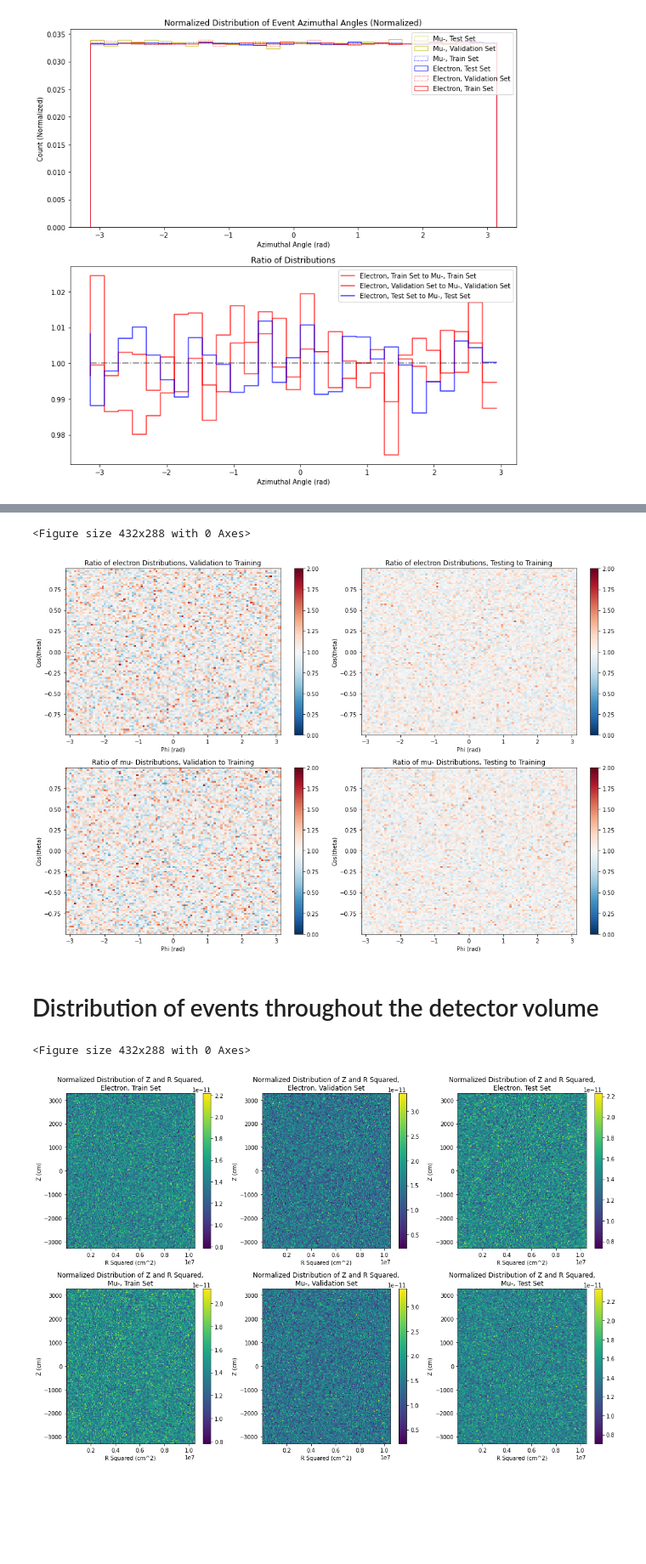
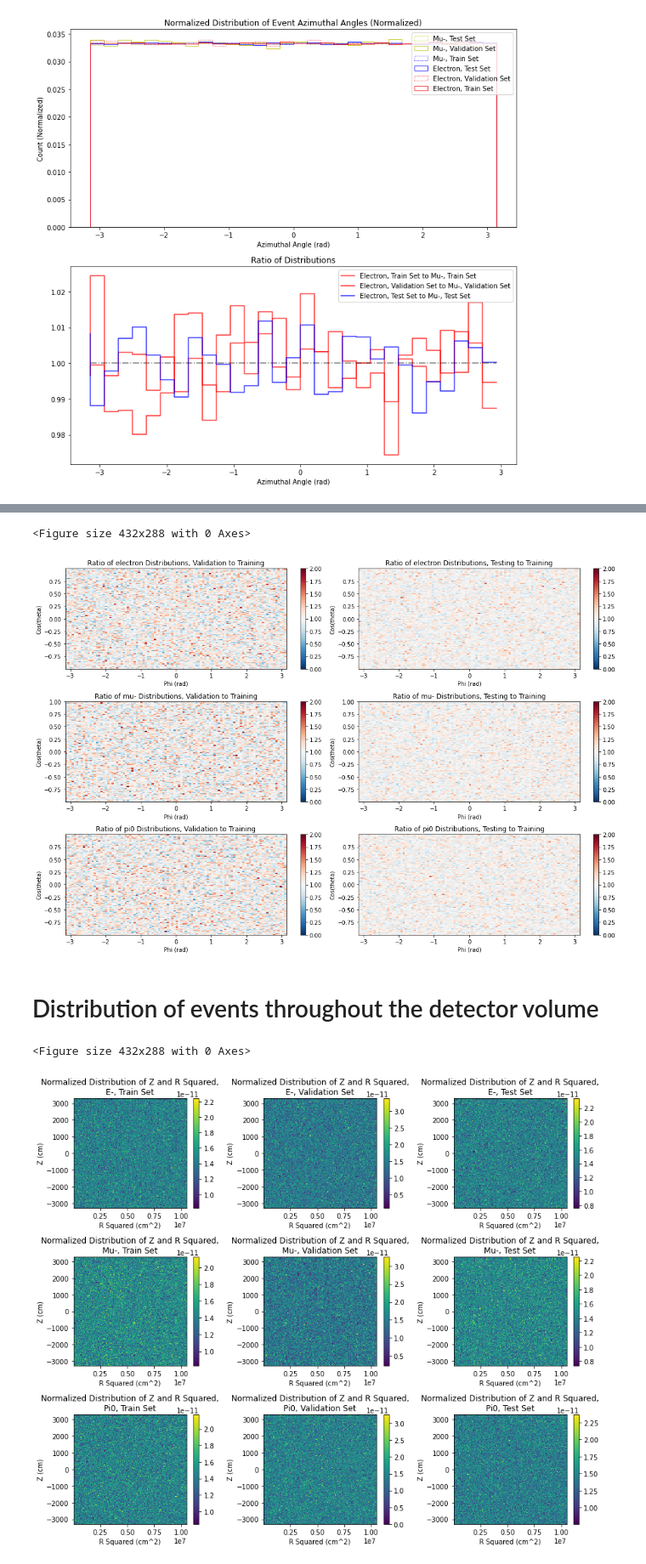
Before and after one commit to Joanna-Gao/WatChMaL_analysis, a Jupyter notebook: tts_EDA/3. New Sample EDA.ipynb, the cells around one changed output, grey strips where cells are left out. Shown at 85% size. Cells and saved outputs as stored; diff of their text form; code cells hidden in the pictures; blank space fills up the shorter version.

Commit message:
Updated code to genereate some simulation setup check plots

```diff
--- a/tts_EDA/3. New Sample EDA.ipynb
+++ b/tts_EDA/3. New Sample EDA.ipynb
@@ -18,7 +18,7 @@ from exploratory_data_analysis_utils import *
 # Load Data From H5
 # %%
 # Import test events from h5 file
-data_path = "/scratch/jgao/data/HKHybrid/HKHybrid_e-mu-_E0to1000MeV_unif-pos-R3240-y3287cm_4pi-dir_6Mevts.hdf5"
+data_path = "/scratch/jgao/data/HKHybrid/HKHybrid_e-mu-pi0_E0to1000MeV_unif-pos-R3240-y3287cm_4pi-dir_9Mevts.hdf5"
 data_file = h5py.File(data_path, "r")
 
 print(data_file.keys())
@@ -103,7 +57,7 @@ array([1, 1, 1, ..., 2, 2, 2], dtype=int32)
 # %% [markdown]
 # Load Indices
 # %%
-idxs_path = '/scratch/jgao/data/HKHybrid/HKHybrid_e-mu-_E0to1000MeV_unif-pos-R3240-y3287cm_4pi-dir_idxs.npz'
+idxs_path = '/scratch/jgao/data/HKHybrid/HKHybrid_e-mu-pi0_E0to1000MeV_unif-pos-R3240-y3287cm_4pi-dir_9Mevts_idxs.npz'
 idxs = np.load(idxs_path, allow_pickle=True)
 
 train_idxs = idxs['train_idxs']
@@ -242,12 +218,15 @@ fig = plot_compare_dists([np.squeeze(shifted_train_e_energies), np.squeeze(shift
 # Distribution of event departure angles
 # %%
 splits = {
-    'Electron, Train Set': train_e_idxs,
-    'Electron, Validation Set': val_e_idxs,
-    'Electron, Test Set': test_e_idxs,
+    'E-, Train Set': train_e_idxs,
+    'E-, Validation Set': val_e_idxs,
+    'E-, Test Set': test_e_idxs,
     'Mu-, Train Set': train_mu_idxs,
-    'Mu-, Validation Set': val_mu_idxs,
-    'Mu-, Test Set': test_mu_idxs,
+    'Mu-, Validation Set': val_mu_idxs
+#     'Mu-, Test Set': test_mu_idxs,
+#     'Pi0, Train Set': train_pi0_idxs,
+#     'Pi0, Validation Set': val_pi0_idxs,
+#     'Pi0, Test Set': test_pi0_idxs,
 }
 # %%
 fig = plot_compare_dists([np.cos(angles[s,0]) for s in splits.values()],
@@ -323,6 +303,6 @@ plt.show()
 # %%
 plt.figure()
-fig,axes = plt.subplots(2,2,figsize=(15,10))
+fig,axes = plt.subplots(3,2,figsize=(15,10))
 axes = axes.flatten()
 
 fig = plot_2d_ratio(angles[val_e_idxs,1], np.cos(angles[val_e_idxs,0]),
@@ -334,6 +314,7 @@ fig = plot_2d_ratio(angles[test_e_idxs,1], np.cos(angles[test_e_idxs,0]),
                     angles[train_e_idxs,1], np.cos(angles[train_e_idxs,0]),bins=(100,100),
                     title='Ratio of electron Distributions, Testing to Training',ylabel='Cos(theta)',xlabel='Phi (rad)',
                     fig=fig, ax=axes[1],ratio_range=[0,2])
+
 fig = plot_2d_ratio(angles[val_mu_idxs,1], np.cos(angles[val_mu_idxs,0]),
                     angles[train_mu_idxs,1], np.cos(angles[train_mu_idxs,0]),bins=(100,100),
                     title='Ratio of mu- Distributions, Validation to Training',
@@ -344,29 +325,39 @@ fig = plot_2d_ratio(angles[test_mu_idxs,1], np.cos(angles[test_mu_idxs,0]),
                     title='Ratio of mu- Distributions, Testing to Training',ylabel='Cos(theta)',xlabel='Phi (rad)',
                     fig=fig, ax=axes[3],ratio_range=[0,2])
 
+fig = plot_2d_ratio(angles[val_pi0_idxs,1], np.cos(angles[val_pi0_idxs,0]),
+                    angles[train_pi0_idxs,1], np.cos(angles[train_pi0_idxs,0]),bins=(100,100),
+                    title='Ratio of pi0 Distributions, Validation to Training',
+                    ylabel='Cos(theta)',xlabel='Phi (rad)',
+                    fig=fig, ax=axes[4],ratio_range=[0,2])
+fig = plot_2d_ratio(angles[test_pi0_idxs,1], np.cos(angles[test_pi0_idxs,0]),
+                    angles[train_pi0_idxs,1], np.cos(angles[train_pi0_idxs,0]),bins=(100,100),
+                    title='Ratio of pi0 Distributions, Testing to Training',ylabel='Cos(theta)',xlabel='Phi (rad)',
+                    fig=fig, ax=axes[5],ratio_range=[0,2])
+
 plt.tight_layout()
 plt.show()
 # %% [output]
 <Figure size 432x288 with 0 Axes>
-[figure, old version]
+[figure, new version]
 # %% [markdown]
 # Distribution of events throughout the detector volume
 # %%
 plt.figure()
-fig,axes = plt.subplots(2,3,figsize=(15,10))
+fig,axes = plt.subplots(3,3,figsize=(12,10))
 
 bins=(150,150)
 for ax, (k, s) in zip(axes.flatten(), splits.items()):
-    mat,_,_,im = ax.hist2d(radii[s]**2,positions[s,0,1],bins,density=True)
+    mat,_,_,im = ax.hist2d(radii[s]**2,positions[s,0,2],bins,density=True)
     fig.colorbar(im,ax=ax)
     ax.set_title('Normalized Distribution of Z and R Squared,\n{}'.format(k))
     ax.set_ylabel('Z (cm)')
     ax.set_xlabel('R Squared (cm^2)')
 
 plt.tight_layout()
 plt.show()
 # %% [output]
 <Figure size 432x288 with 0 Axes>
-[figure, old version]
+[figure, new version]
 # %%
 plt.figure()
```
Also changed, not shown: parts of 24 cells of this notebook, 1 other file.
